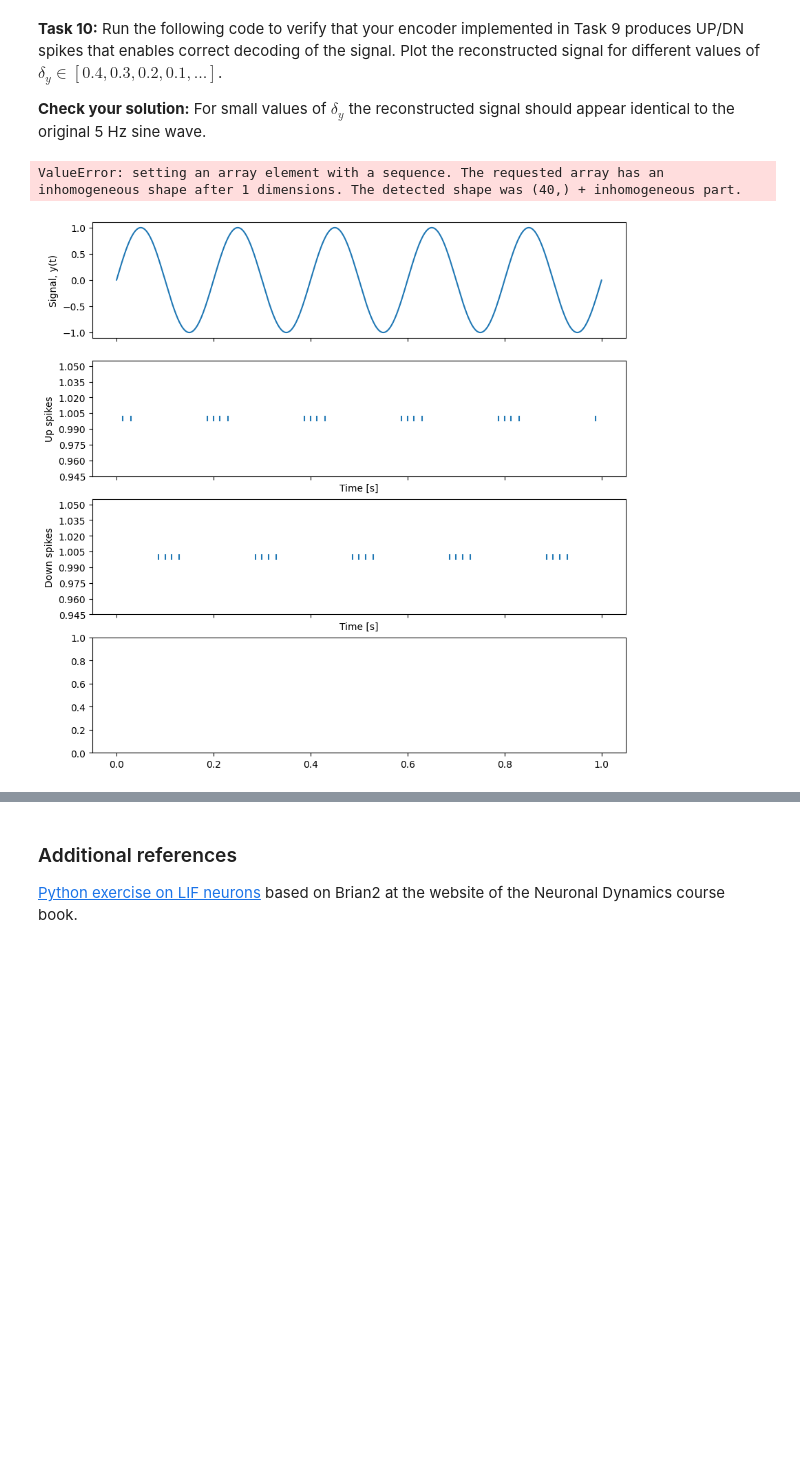
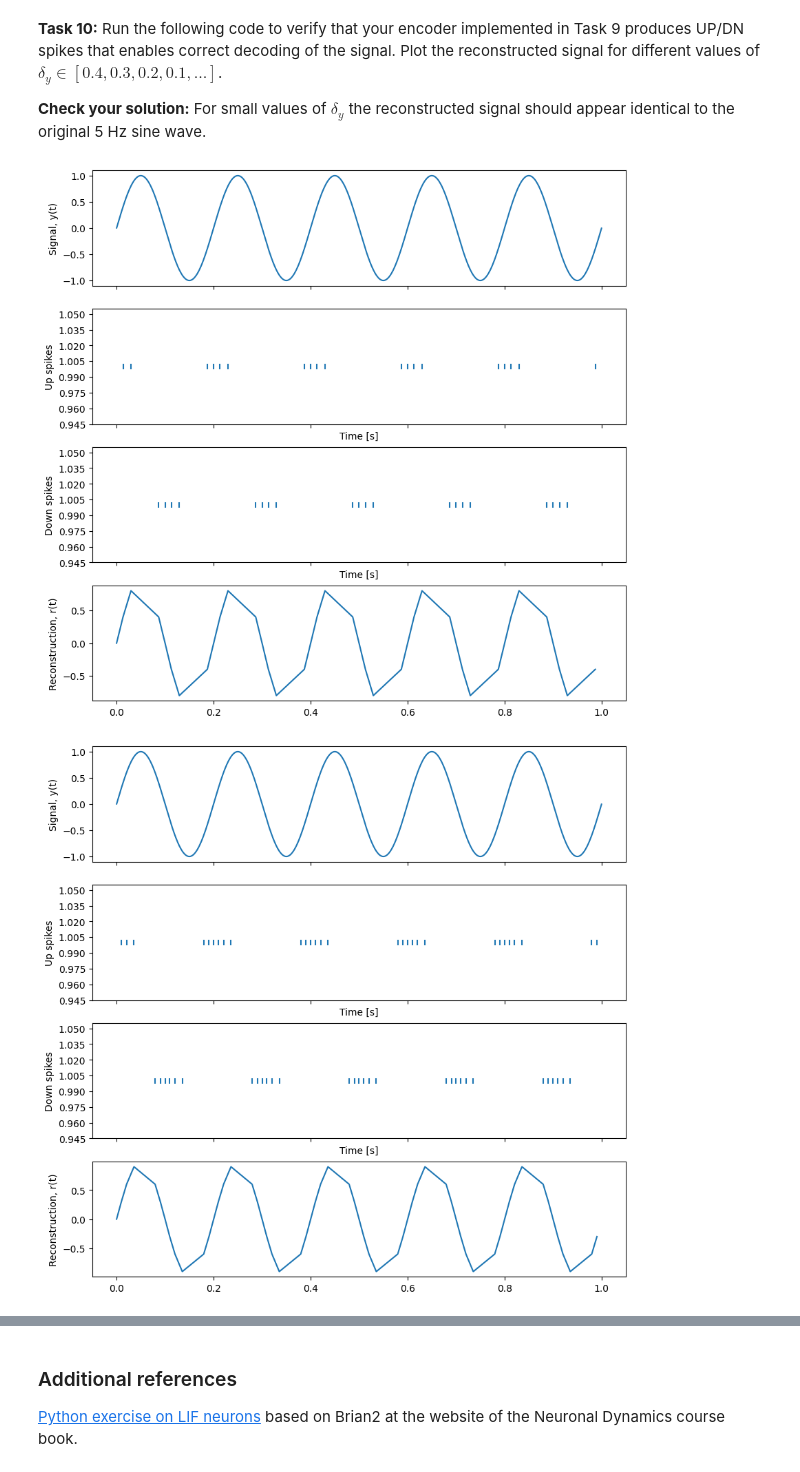
Before and after one commit to afy/d7046e-snn1, a Jupyter notebook: SNN-Exercise-1.ipynb, the cells around one changed output, grey strips where cells are left out. Drawn from its saved outputs; the diff is of its cells as text; code cells hidden in the pictures; blank space fills up the shorter version.

```diff
--- a/SNN-Exercise-1.ipynb
+++ b/SNN-Exercise-1.ipynb
@@ -647,27 +647,33 @@ def delta_decode(deltay, t_up, t_dn):
 # %%
 dt = 1e-4
 t = np.arange(1,10000)*dt
 
 # 5 Hz sine wave y(t)
 frequency = 5
 omega = 2.0*3.1415*frequency
 y = np.sin(omega*t)
 
 def runTask10(t,y,dy):
     (t_up, t_dn) = delta_encode(t, y, dy)
     (tr, yr) = delta_decode(dy, t_up, t_dn)
 
     # Plot the result
     fig,(ax1,ax2,ax3,ax4) = plt.subplots(4,1, sharex=True)
     ax1.plot(t,y); ax1.set_ylabel('Signal, y(t)');
     rasterplot(ax2, t_up, np.ones(len(t_up)),'Time [s]','Up spikes')
     rasterplot(ax3, t_dn, np.ones(len(t_dn)),'Time [s]','Down spikes')
-    ax4.plot(tr,yr); ax4.set_ylabel('Reconstruction, r(t)');
+
+    new_tr = []
+    new_tr.append(tr[0])
+    for trr in tr[1:]:
+        new_tr.append(trr[0].item())
+
+    ax4.plot(new_tr,yr); ax4.set_ylabel('Reconstruction, r(t)');
 
 runTask10(t,y,0.4)
 runTask10(t,y,0.3)
 runTask10(t,y,0.2)
 runTask10(t,y,0.1)
 # %% [output]
-ValueError: setting an array element with a sequence. The requested array has an inhomogeneous shape after 1 dimensions. The detected shape was (40,) + inhomogeneous part.
-[figure, old version]
+[figure, new version]
+[figure, added]
```
Also changed, not shown: parts of 2 cells of this notebook.
